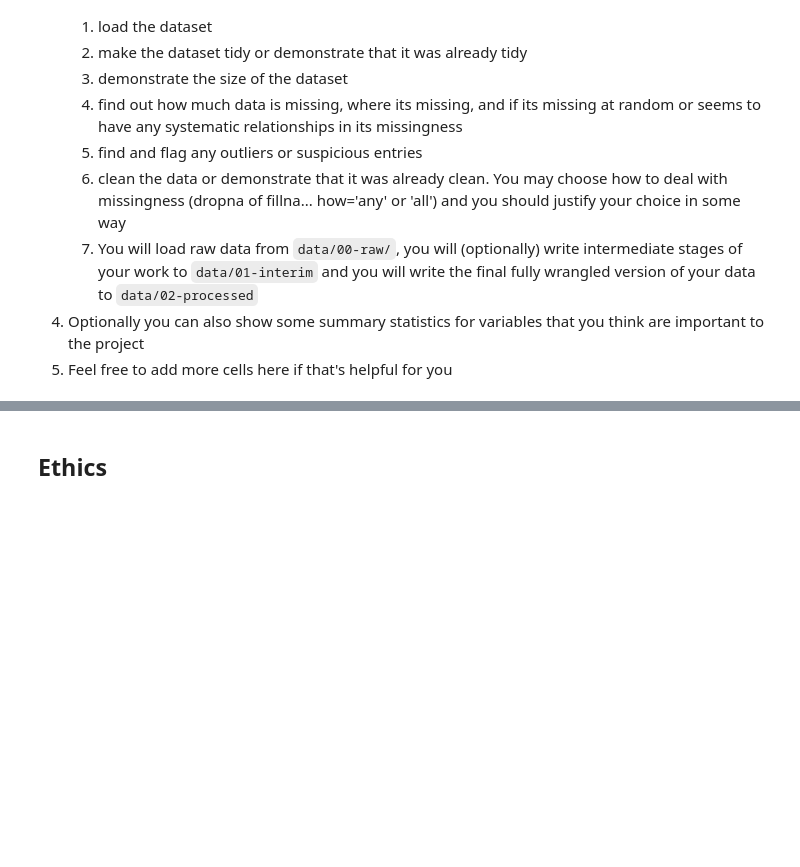
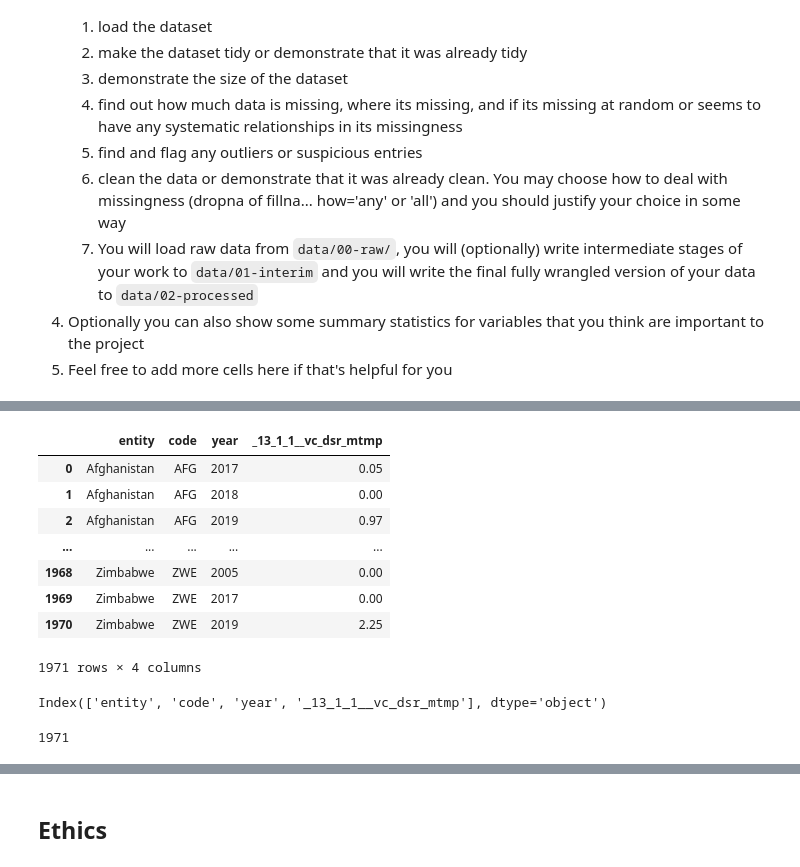
Before and after one commit to COGS108/Group133_WI26, a Jupyter notebook: 01-DataCheckpoint.ipynb, the cells around one changed output, grey strips where cells are left out. Saved outputs shown, nothing was run; the diff lists cells and outputs as text; code cells hidden in the pictures; blank space fills up the shorter version.

Commit message:
partial completion for dataset2

```diff
--- a/01-DataCheckpoint.ipynb
+++ b/01-DataCheckpoint.ipynb
@@ -197,0 +198,40 @@ Please note that you can always keep adding more datasets in the future if these
+# %%
+import pandas as pd
+
+# Configure libraries
+
+# Don't display too many rows/cols of DataFrames
+pd.options.display.max_rows = 7
+pd.options.display.max_columns = 8
+
+# Round decimals when displaying DataFrames
+pd.set_option('display.precision', 2)
+# %%
+#load dataset
+disasters = pd.read_csv("https://ourworldindata.org/grapher/deaths-and-missing-persons-due-to-natural-disasters.csv?v=1&csvType=full&useColumnShortNames=true", storage_options = {'User-Agent': 'Our World In Data data fetch/1.0'})
+# %%
+#dataset prior to cleaning
+# Note: _13_1_1__vc_dsr_mtmp = Number of deaths and missing persons attributed to disasters per 100,000 population (number)
+disasters
+# %% [output]
+|  | entity | code | year | _13_1_1__vc_dsr_mtmp |
+| 0 | Afghanistan | AFG | 2017 | 0.05 |
+| 1 | Afghanistan | AFG | 2018 | 0.00 |
+| 2 | Afghanistan | AFG | 2019 | 0.97 |
+| ... | ... | ... | ... | ... |
+| 1968 | Zimbabwe | ZWE | 2005 | 0.00 |
+| 1969 | Zimbabwe | ZWE | 2017 | 0.00 |
+| 1970 | Zimbabwe | ZWE | 2019 | 2.25 |
+1971 rows × 4 columns
+# %%
+# The dataset is already tidy.
+# 1. Each variable has it's own column
+disasters.columns
+# %% [output]
+Index(['entity', 'code', 'year', '_13_1_1__vc_dsr_mtmp'], dtype='object')
+# %%
+# 2. Every observation is a different row marked by an id
+disasters.shape[0]
+#The shape value is equivalent to the the max id + 1 (accounting for 0-index) two cells above
+# %% [output]
+1971
```
Also changed, not shown: parts of 7 cells of this notebook.
